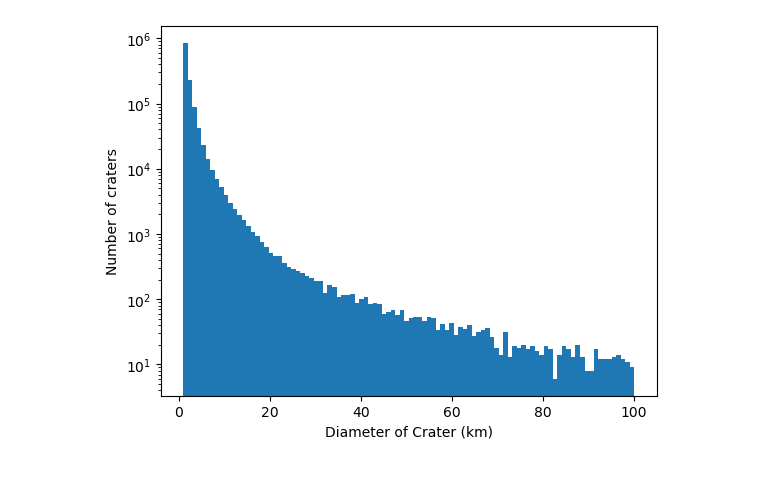
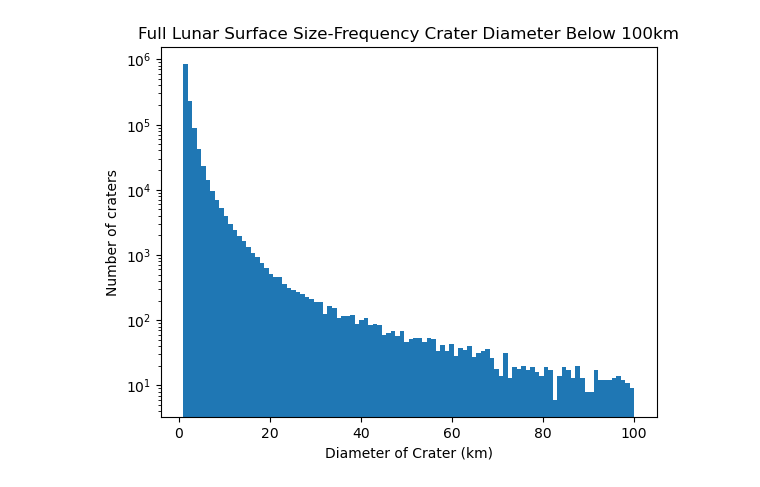
Before and after one commit to jfryling/lunar-chronology-crater-analysis, a Jupyter notebook: size_frequency.ipynb, the cells around one changed output. Saved outputs shown, nothing was run; the diff lists cells and outputs as text; code cells hidden in the pictures.

```diff
--- a/size_frequency.ipynb
+++ b/size_frequency.ipynb
@@ -20,12 +21,13 @@ plt.show()
 # %%
 diams_red = diams.loc[diams['DIAM_CIRC_IMG'] < 100]
 
 
 fig, ax = plt.subplots()
 ax.hist(diams_red, bins=100)
 plt.yscale('log')
 plt.xlabel('Diameter of Crater (km)')
-plt.ylabel('Number of craters')
+plt.ylabel('Number of Craters')
+plt.title('Full Lunar Surface Size-Frequency Crater Diameter Below 100km')
 plt.show()
 # %% [output]
-[figure, old version]
+[figure, new version]
```
Also changed, not shown: parts of 1 cell of this notebook, 17 other files.
